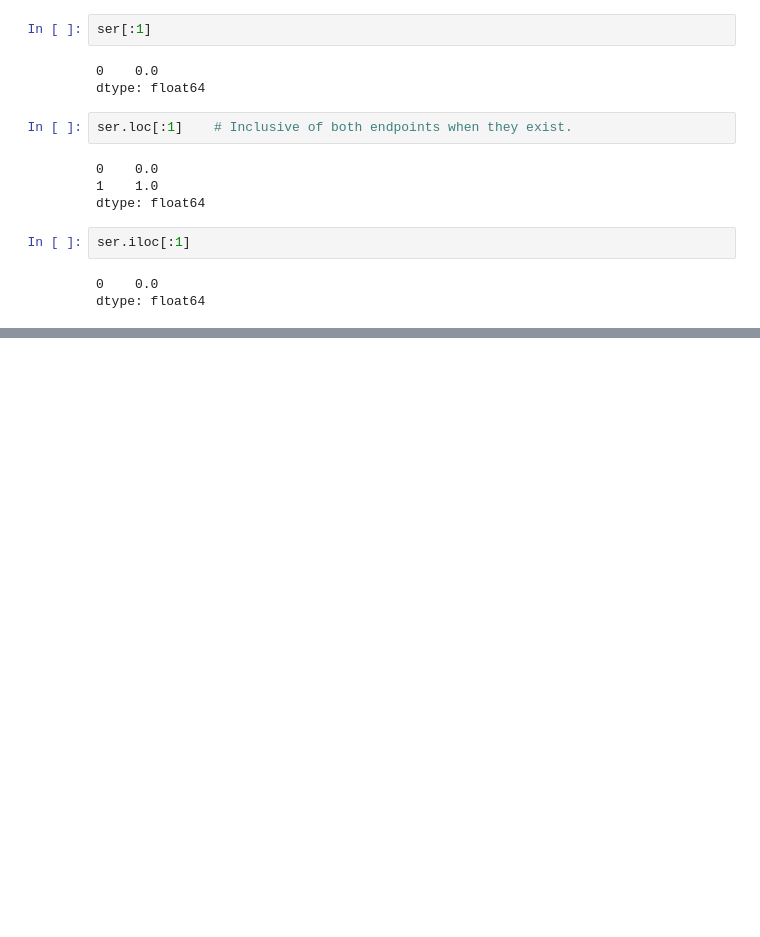
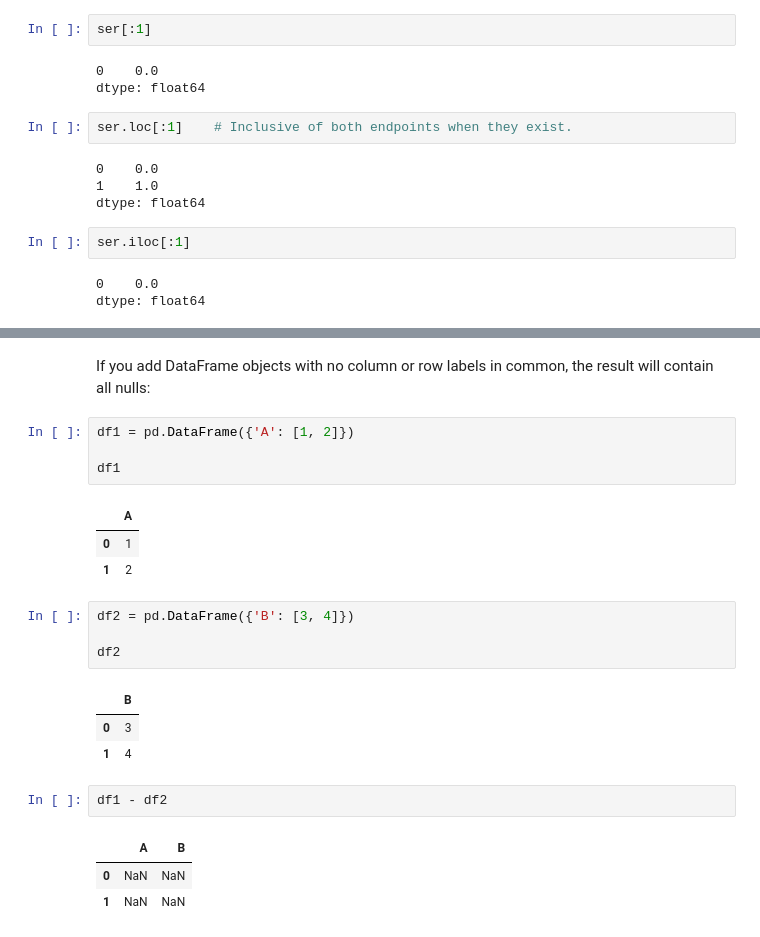
Before and after one commit to JayZeus999/PDS-Handbook, a Jupyter notebook: Chapter_5/chapter_5.ipynb, the cells around one changed output, grey strips where cells are left out. Cells and saved outputs as stored; diff of their text form; blank space fills up the shorter version.

```diff
--- a/Chapter_5/chapter_5.ipynb
+++ b/Chapter_5/chapter_5.ipynb
@@ -928,0 +999,25 @@ dtype: float64
+# %% [markdown]
+ If you add DataFrame objects with no column or row labels in common, the
+ result will contain all nulls:
+# %%
+df1 = pd.DataFrame({'A': [1, 2]})
+
+df1
+# %% [output]
+|  | A |
+| 0 | 1 |
+| 1 | 2 |
+# %%
+df2 = pd.DataFrame({'B': [3, 4]})
+
+df2
+# %% [output]
+|  | B |
+| 0 | 3 |
+| 1 | 4 |
+# %%
+df1 - df2
+# %% [output]
+|  | A | B |
+| 0 | NaN | NaN |
+| 1 | NaN | NaN |
```
Also changed, not shown: parts of 11 cells of this notebook.
